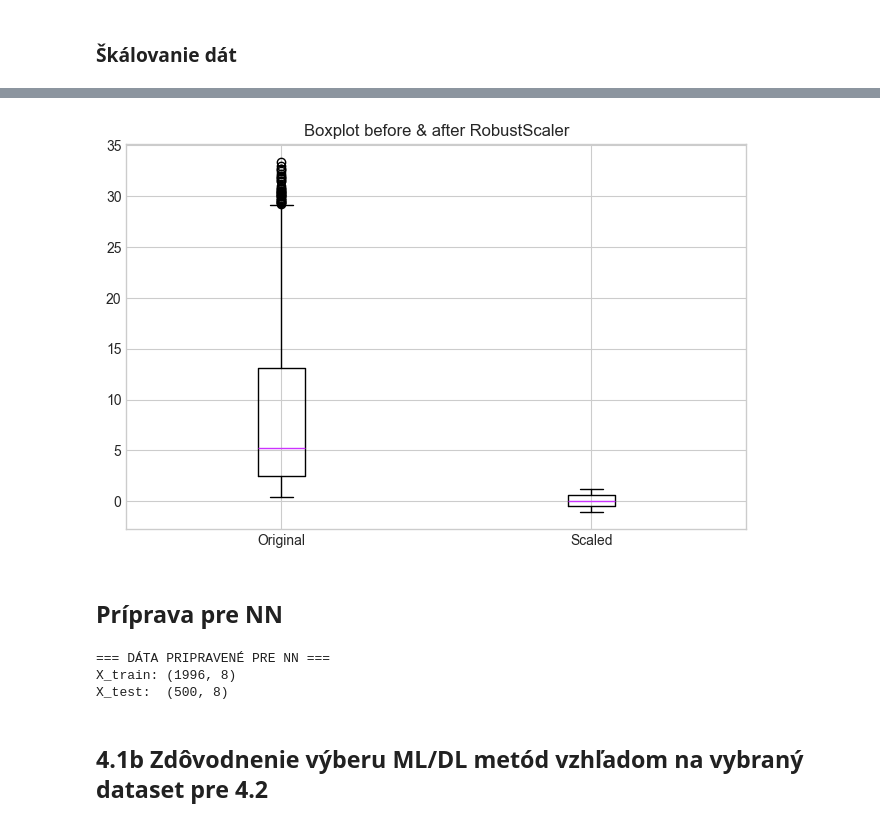
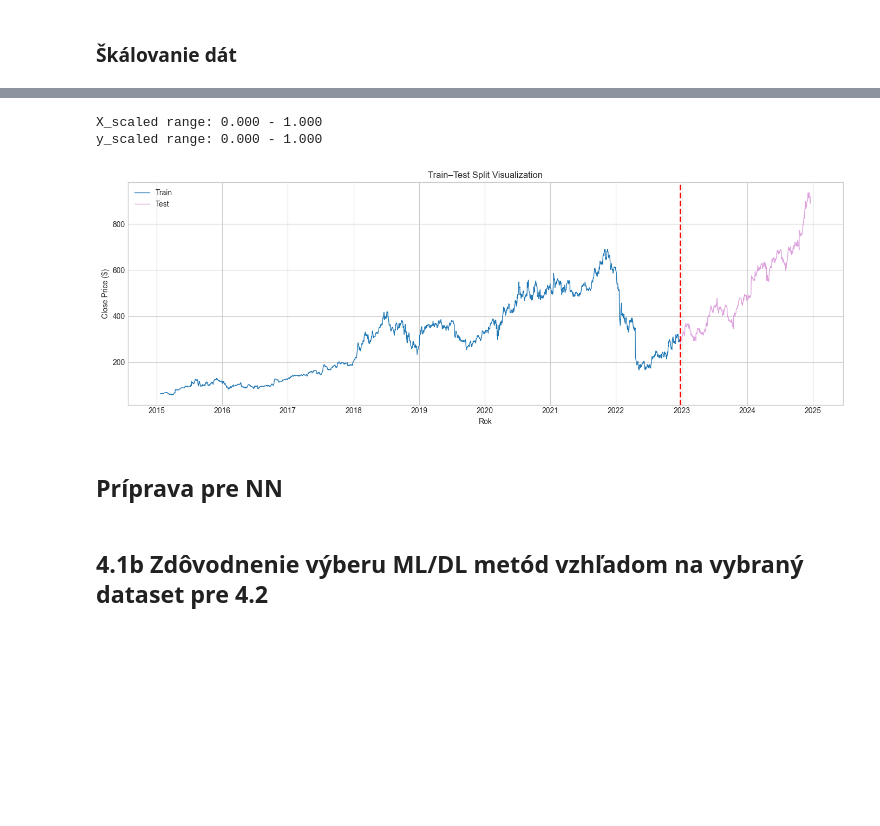
Before and after one commit to johannatilesova/IAU-project, a Jupyter notebook: phase4_sp500stocks.ipynb, the cells around one changed output, grey strips where cells are left out. Cells and saved outputs as stored; diff of their text form; code cells hidden in the pictures; blank space fills up the shorter version.

```diff
--- a/phase4_sp500stocks.ipynb
+++ b/phase4_sp500stocks.ipynb
@@ -981,6 +980,9 @@ Feature = informácia z minulosti, ktorú model použije na predikciu
 
 Target = to čo chceme predikovať = ZAJTRAJŠÍ VÝNOS
 # %%
+# Zajtrajšia cena
+df_stock['Target'] = df_stock['Close'].shift(-1)
+
 # Včerajšia cena
 df_stock['Close_lag1'] = df_stock['Close'].shift(1)
 
@@ -1023,5 +1024,0 @@ print(df_stock[['Date', 'Close', 'Close_lag1', 'Return_1d', 'MA_20', 'MA_20_rati
-# %%
-df_stock['Target'] = df_stock['Close'].pct_change().shift(-1)
-
-print("\nPríklad targetu:")
-print(df_stock[['Date', 'Close', 'Target']].head(10))
@@ -1061,12 +1047,2 @@ Features: ['Close_lag1', 'Close_lag5', 'Return_1d', 'Return_5d', 'MA_20', 'MA_20
 # %% [markdown]
 ### Rozdelenie na train/test set
-# %%
-split = int(len(df_clean) * 0.8)
-
-X_train = X.iloc[:split]
-X_test = X.iloc[split:]
-y_train = y.iloc[:split]
-y_test = y.iloc[split:]
-
-print(f"\nTrain: {len(X_train)} dní (2014 - cca 2022)")
-print(f"Test:  {len(X_test)} dní (cca 2022 - 2024)")
@@ -1211,25 +1051,43 @@ plt.show()
-# %%
-plt.figure(figsize=(8,5))
-plt.boxplot([original, scaled], tick_labels=["Original", "Scaled"])
-plt.title("Boxplot before & after RobustScaler")
-plt.show()
-# %% [output]
-[figure, removed]
+# %%
+from sklearn.preprocessing import MinMaxScaler
+
+scaler_X = MinMaxScaler(feature_range=(0, 1))
+scaler_y = MinMaxScaler(feature_range=(0, 1))
+
+X_scaled = scaler_X.fit_transform(X)
+y_scaled = scaler_y.fit_transform(y.reshape(-1, 1)).flatten()
+
+print(f"X_scaled range: {X_scaled.min():.3f} - {X_scaled.max():.3f}")
+print(f"y_scaled range: {y_scaled.min():.3f} - {y_scaled.max():.3f}")
+# %% [output]
+X_scaled range: 0.000 - 1.000
+y_scaled range: 0.000 - 1.000
+# %%
+fig, ax = plt.subplots(figsize=(14, 5))
+
+dates = df_clean['Date']
+dates_train = dates.iloc[:split]
+dates_test = dates.iloc[split:]
+
+ax.plot(dates_train, y_train, label="Train", linewidth=1)
+ax.plot(dates_test, y_test, color="plum",  label="Test", linewidth=1)
+
+ax.axvline(dates_test.iloc[0], color="red", linestyle="--", linewidth=2)
+
+ax.xaxis.set_major_locator(mdates.YearLocator())
+ax.xaxis.set_major_formatter(mdates.DateFormatter('%Y'))
+ax.tick_params(axis='x', rotation=0)
+
+ax.set_title("Train–Test Split Visualization")
+ax.set_xlabel("Rok")
+ax.set_ylabel("Close Price ($)")
+ax.legend()
+fig.tight_layout()
+plt.show()
+# %% [output]
+[figure, new version]
 # %% [markdown]
 ## Príprava pre NN
-# %%
-X_train_nn = np.array(X_train_scaled, dtype=np.float32)
-X_test_nn = np.array(X_test_scaled, dtype=np.float32)
-y_train_nn = np.array(y_train, dtype=np.float32)
-y_test_nn = np.array(y_test, dtype=np.float32)
-
-print(f"\n=== DÁTA PRIPRAVENÉ PRE NN ===")
-print(f"X_train: {X_train_nn.shape}")
-print(f"X_test:  {X_test_nn.shape}")
-# %% [output]
-=== DÁTA PRIPRAVENÉ PRE NN ===
-X_train: (1996, 8)
-X_test:  (500, 8)
 # %% [markdown]
 ## 4.1b Zdôvodnenie výberu ML/DL metód vzhľadom na vybraný dataset pre 4.2
 # %% [markdown]
```
Also changed, not shown: parts of 40 cells of this notebook.
